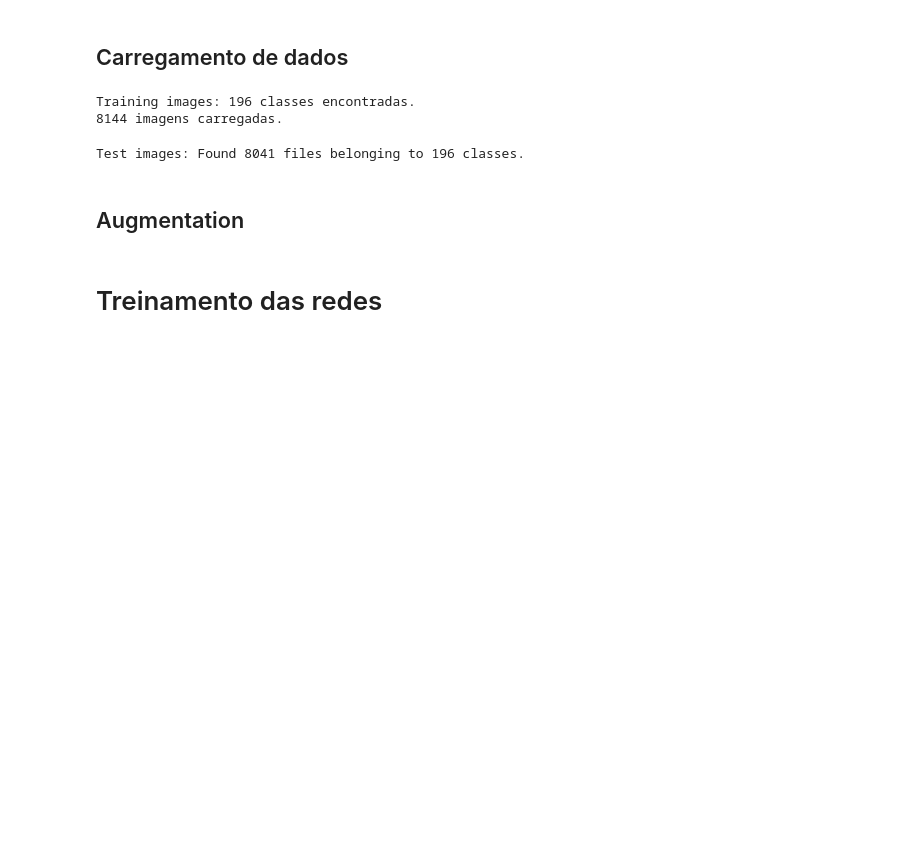
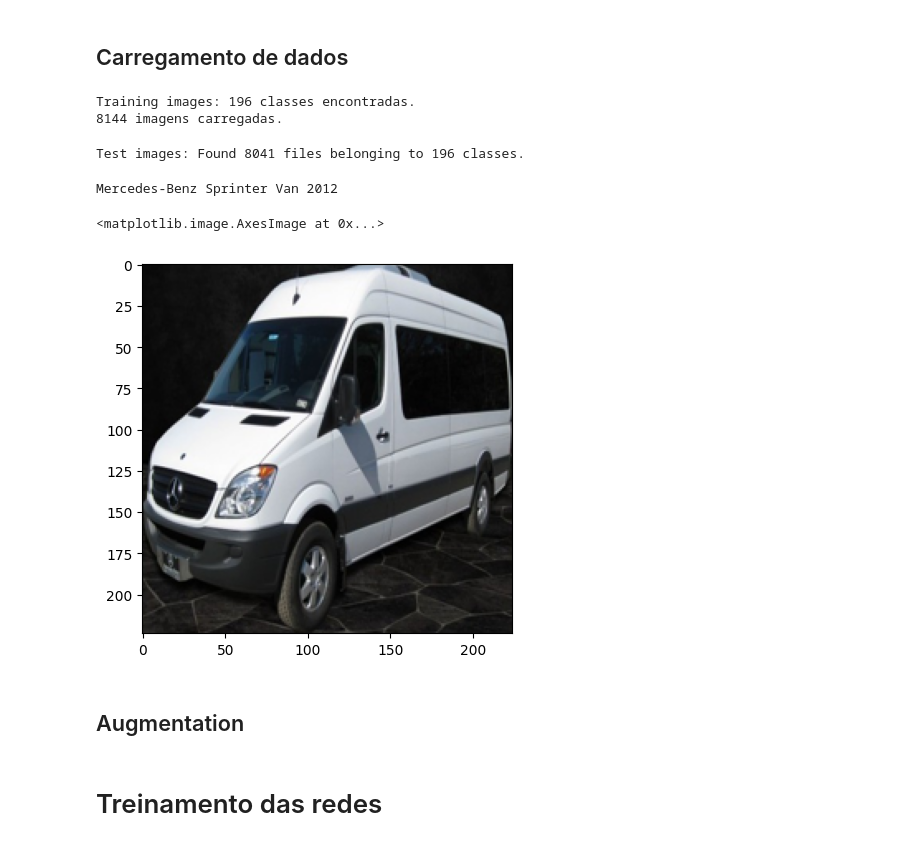
Before and after one commit to davidolima/car-model-classification, a Jupyter notebook: main.ipynb, the cells around one changed output. Cells and saved outputs as stored; diff of their text form; code cells hidden in the pictures; blank space fills up the shorter version.

```diff
--- a/main.ipynb
+++ b/main.ipynb
@@ -142,3 +191,6 @@ def plotFoldsPR(hists):
+# %%
+def decodeLabel(i:int, label_map:dict) -> str:
+  return list(label_map.keys())[list(i).index(1)]
 # %% [markdown]
 ## Métricas
 # %%
@@ -239,6 +235,17 @@ Test images: Found 8041 files belonging to 196 classes.
 # %%
 x_train = np.asarray(list(map(np.asarray,x_train)))
 y_train = np.asarray(list(map(np.asarray,y_train)))
+# %%
+# Testar x_train e y_train
+from matplotlib.pyplot import imshow
+
+i = np.random.randint(len(x_train))
+print(decodeLabel(y_train[i], label_map))
+imshow(x_train[i])
+# %% [output]
+Mercedes-Benz Sprinter Van 2012
+<matplotlib.image.AxesImage at 0x...>
+[figure, added]
 # %% [markdown]
 ## Augmentation
 # %%
```
Also changed, not shown: parts of 39 cells of this notebook.
